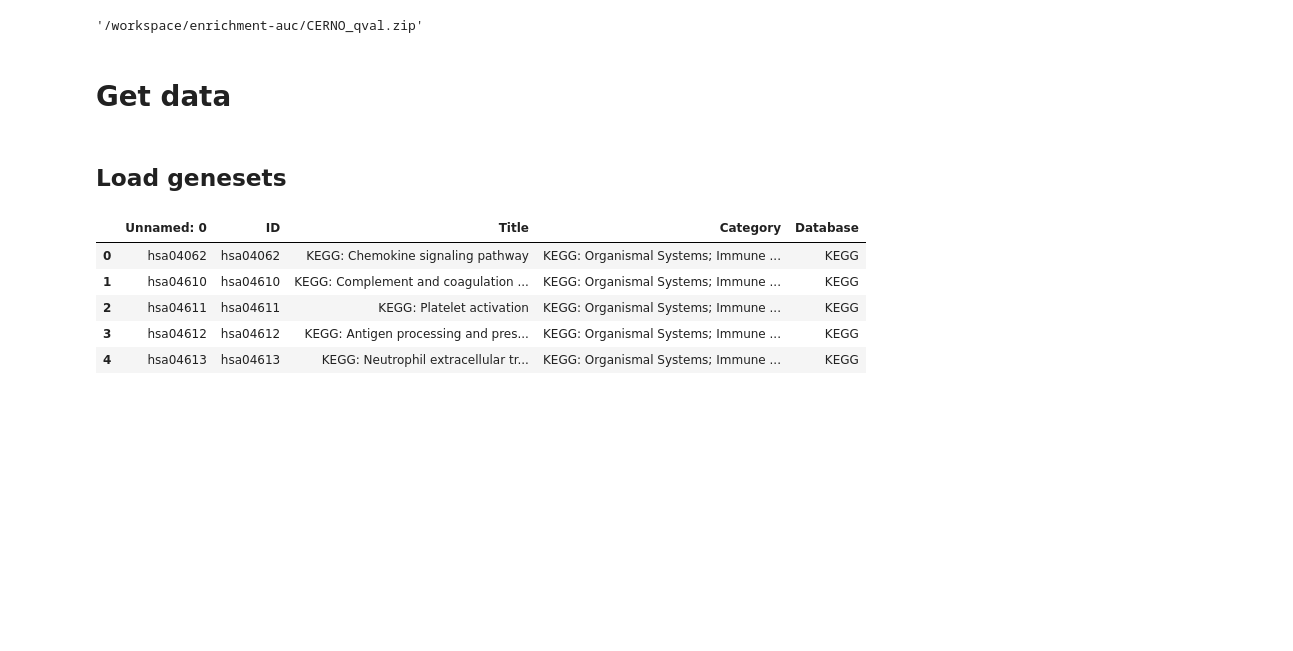
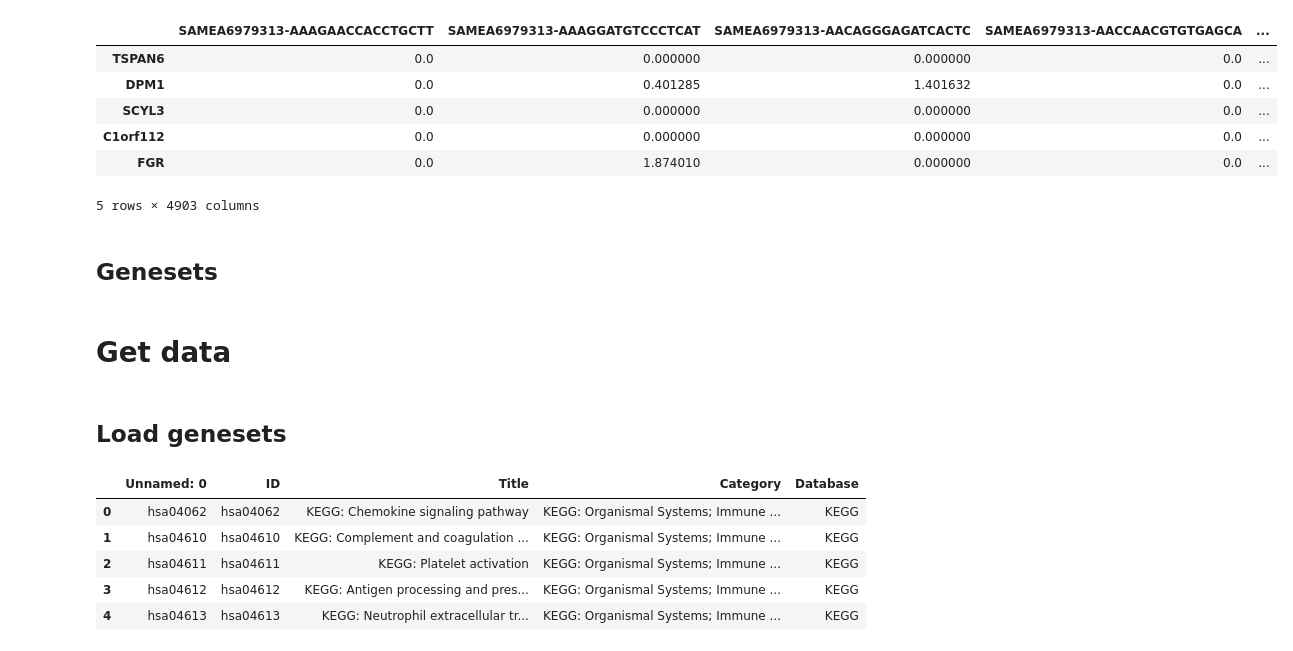
Before and after one commit to ZAEDPolSl/pyFUNCellA, a Jupyter notebook: notebooks/plot_generation.ipynb, the cells around one changed output. Saved outputs shown, nothing was run; the diff lists cells and outputs as text; code cells hidden in the pictures; blank space fills up the shorter version.

```diff
--- a/plot_generation.ipynb
+++ b/notebooks/plot_generation.ipynb
@@ -10,6 +0,0 @@ from tqdm import tqdm
-# %%
-import shutil
-# shutil.make_archive("kmeans_modified", 'zip', "plots/kmeans_modified")
-shutil.make_archive("CERNO_qval", 'zip', "plots/CERNO_qval")
-# %% [output]
-'/workspace/enrichment-auc/CERNO_qval.zip'
@@ -15,0 +7,15 @@ shutil.make_archive("CERNO_qval", 'zip', "plots/CERNO_qval")
+# %%
+folder = "COVID"
+datatype = "log2"
+# %%
+gene_expr = pd.read_csv("data/"+folder + "/" + datatype + "_data.csv",
+                        index_col=0)
+gene_expr.head()
+# %% [output]
+|  | SAMEA6979313-AAAGAACCACCTGCTT | SAMEA6979313-AAAGGATGTCCCTCAT | SAMEA6979313-AACAGGGAGATCACTC | SAMEA6979313-AACCAACGTGTGAGCA | ... |
+| TSPAN6 | 0.0 | 0.000000 | 0.000000 | 0.0 | ... |
+| DPM1 | 0.0 | 0.401285 | 1.401632 | 0.0 | ... |
+| SCYL3 | 0.0 | 0.000000 | 0.000000 | 0.0 | ... |
+| C1orf112 | 0.0 | 0.000000 | 0.000000 | 0.0 | ... |
+| FGR | 0.0 | 1.874010 | 0.000000 | 0.0 | ... |
+5 rows × 4903 columns
@@ -15,0 +37,2 @@ shutil.make_archive("CERNO_qval", 'zip', "plots/CERNO_qval")
+# %% [markdown]
+## Genesets
```
Also changed, not shown: parts of 6 cells of this notebook, 2 other files.
